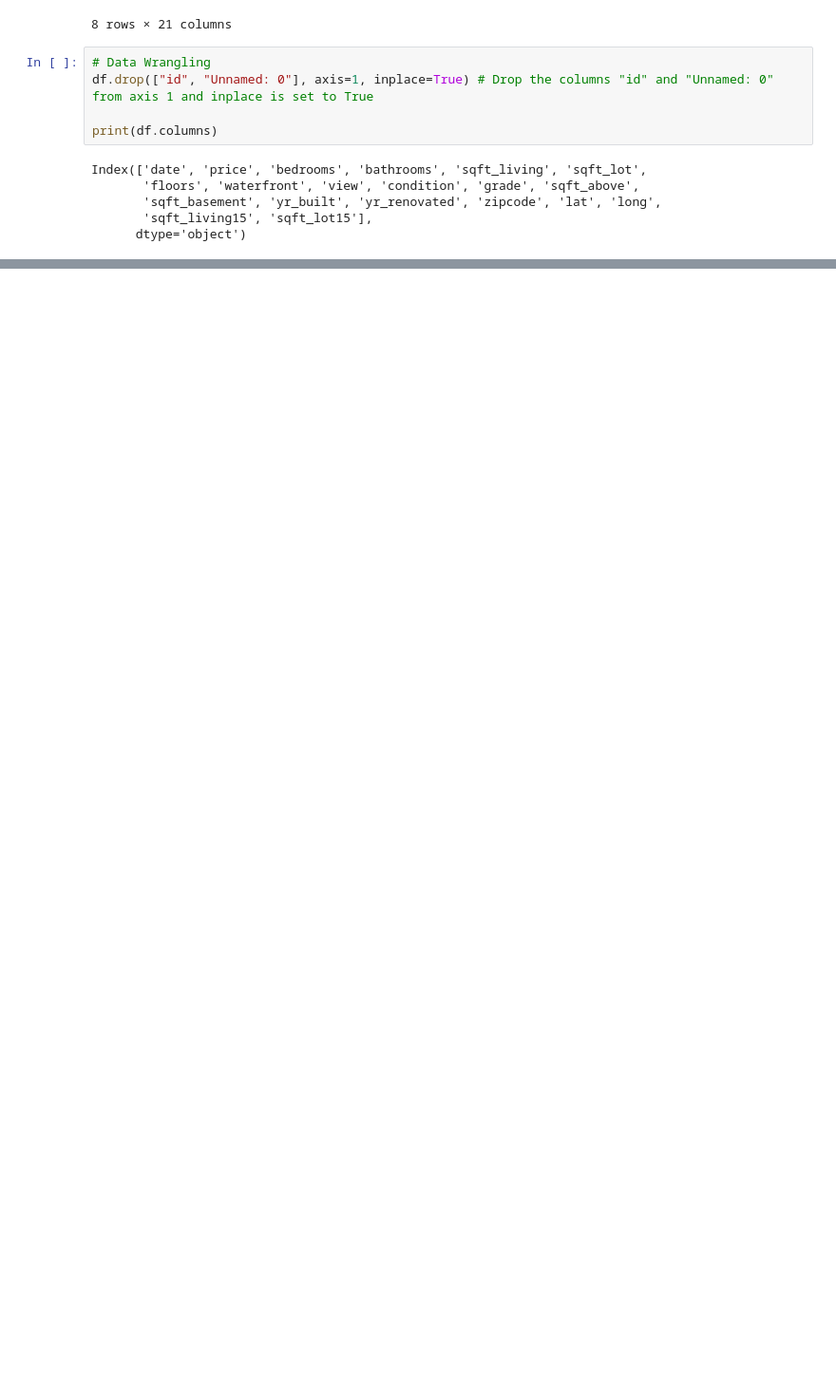
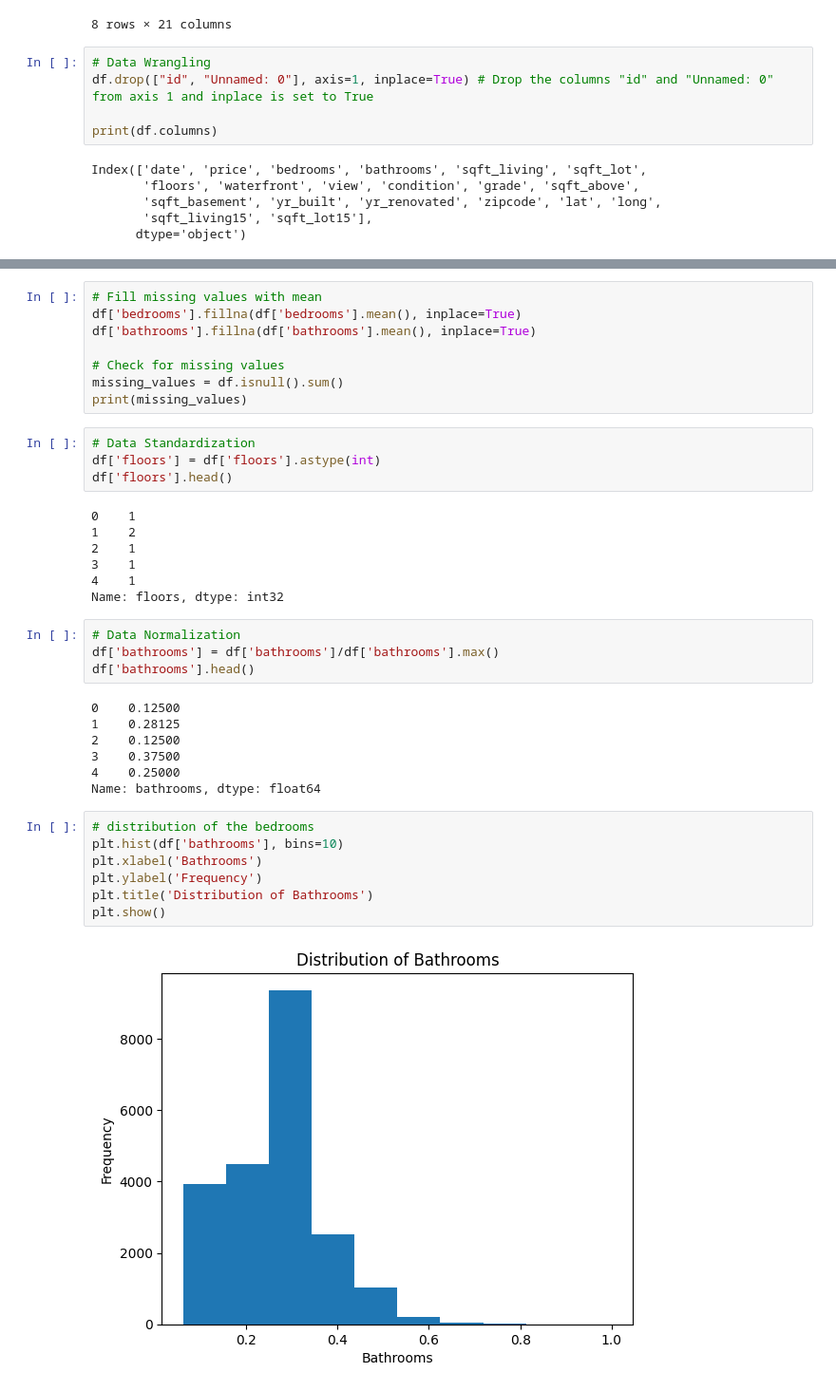
Before and after one commit to GirmaSis/house-price-prediction, a Jupyter notebook: house_price_notebook.ipynb, the cells around one changed output, grey strips where cells are left out. Shown: that part at 95% size. Cells and saved outputs as stored; diff of their text form; blank space fills up the shorter version.

Commit message:
add plots and heatmap

```diff
--- a/house_price_notebook.ipynb
+++ b/house_price_notebook.ipynb
@@ -101,0 +84,39 @@ Number of missing values of bathrooms column : 10
+# %%
+# Fill missing values with mean
+df['bedrooms'].fillna(df['bedrooms'].mean(), inplace=True)
+df['bathrooms'].fillna(df['bathrooms'].mean(), inplace=True)
+
+# Check for missing values
+missing_values = df.isnull().sum()
+print(missing_values)
+# %%
+# Data Standardization
+df['floors'] = df['floors'].astype(int)
+df['floors'].head()
+# %% [output]
+0    1
+1    2
+2    1
+3    1
+4    1
+Name: floors, dtype: int32
+# %%
+# Data Normalization
+df['bathrooms'] = df['bathrooms']/df['bathrooms'].max()
+df['bathrooms'].head()
+# %% [output]
+0    0.12500
+1    0.28125
+2    0.12500
+3    0.37500
+4    0.25000
+Name: bathrooms, dtype: float64
+# %%
+# distribution of the bedrooms
+plt.hist(df['bathrooms'], bins=10)
+plt.xlabel('Bathrooms')
+plt.ylabel('Frequency')
+plt.title('Distribution of Bathrooms')
+plt.show()
+# %% [output]
+[figure, added]
```
Also changed, not shown: parts of 14 cells of this notebook.
